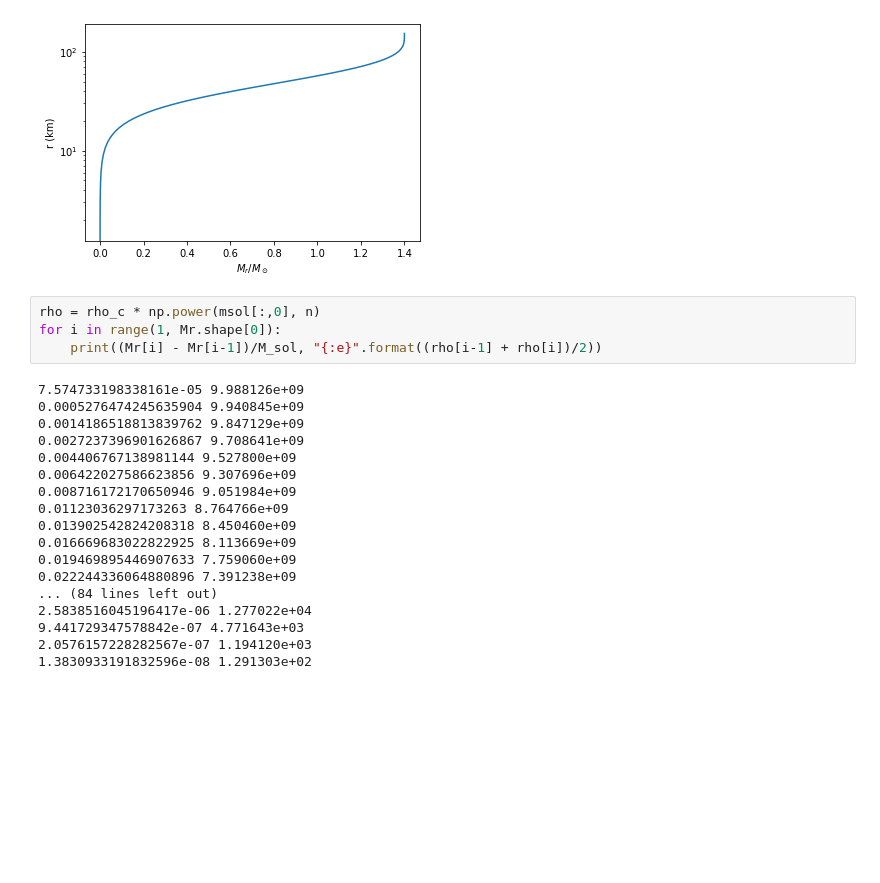
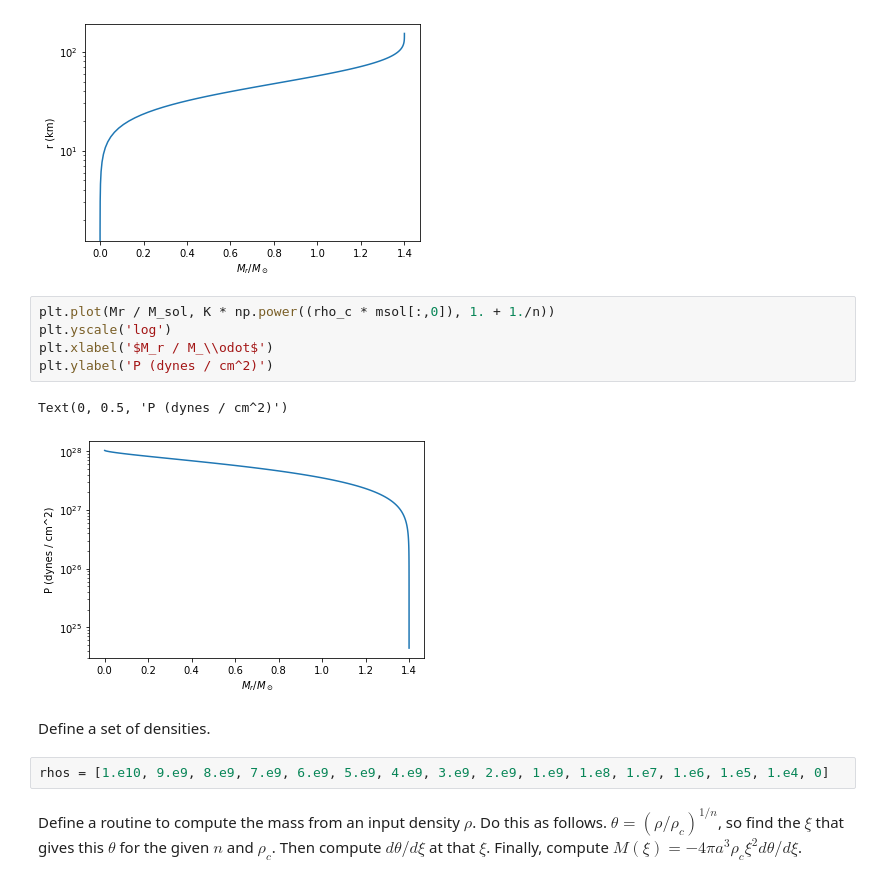
Before and after one commit to mbradle/polytrope, a Jupyter notebook: polytrope.ipynb, the cells around one changed output. Saved outputs shown, nothing was run; the diff lists cells and outputs as text; blank space fills up the shorter version.

```diff
--- a/polytrope.ipynb
+++ b/polytrope.ipynb
@@ -94,25 +104,17 @@ plt.ylabel('r (km)')
 # %% [output]
 Text(0, 0.5, 'r (km)')
 [figure]
-# %%
-rho = rho_c * np.power(msol[:,0], n)
-for i in range(1, Mr.shape[0]):
-    print((Mr[i] - Mr[i-1])/M_sol, "{:e}".format((rho[i-1] + rho[i])/2))
-# %% [output]
-7.574733198338161e-05 9.988126e+09
-0.0005276474245635904 9.940845e+09
-0.0014186518813839762 9.847129e+09
-0.0027237396901626867 9.708641e+09
-0.004406767138981144 9.527800e+09
-0.006422027586623856 9.307696e+09
-0.008716172170650946 9.051984e+09
-0.01123036297173263 8.764766e+09
-0.013902542824208318 8.450460e+09
-0.016669683022822925 8.113669e+09
-0.019469895446907633 7.759060e+09
-0.022244336064880896 7.391238e+09
-... (84 lines left out)
-2.5838516045196417e-06 1.277022e+04
-9.441729347578842e-07 4.771643e+03
-2.0576157228282567e-07 1.194120e+03
-1.3830933191832596e-08 1.291303e+02
+# %%
+plt.plot(Mr / M_sol, K * np.power((rho_c * msol[:,0]), 1. + 1./n))
+plt.yscale('log')
+plt.xlabel('$M_r / M_\\odot$')
+plt.ylabel('P (dynes / cm^2)')
+# %% [output]
+Text(0, 0.5, 'P (dynes / cm^2)')
+[figure, added]
+# %% [markdown]
+Define a set of densities.
+# %%
+rhos = [1.e10, 9.e9, 8.e9, 7.e9, 6.e9, 5.e9, 4.e9, 3.e9, 2.e9, 1.e9, 1.e8, 1.e7, 1.e6, 1.e5, 1.e4, 0]
+# %% [markdown]
+Define a routine to compute the mass from an input density $\rho$.  Do this as follows.   $\theta = (\rho / \rho_c)^{1/n}$, so find the $\xi$ that gives this $\theta$ for the given $n$ and $\rho_c$.  Then compute $d\theta / d\xi$ at that $\xi$.  Finally, compute $M(\xi) = -4 \pi a^3 \rho_c \xi^2 d\theta / d\xi$.
```
Also changed, not shown: parts of 11 cells of this notebook.
